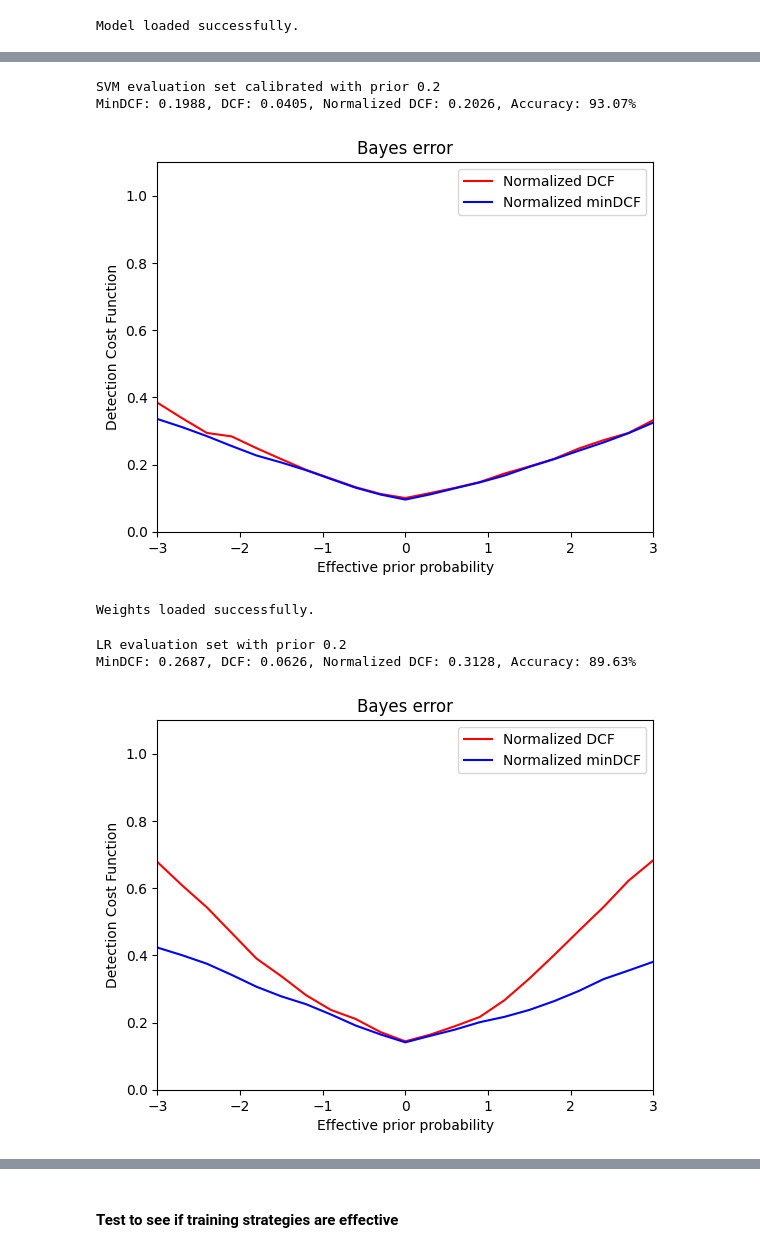
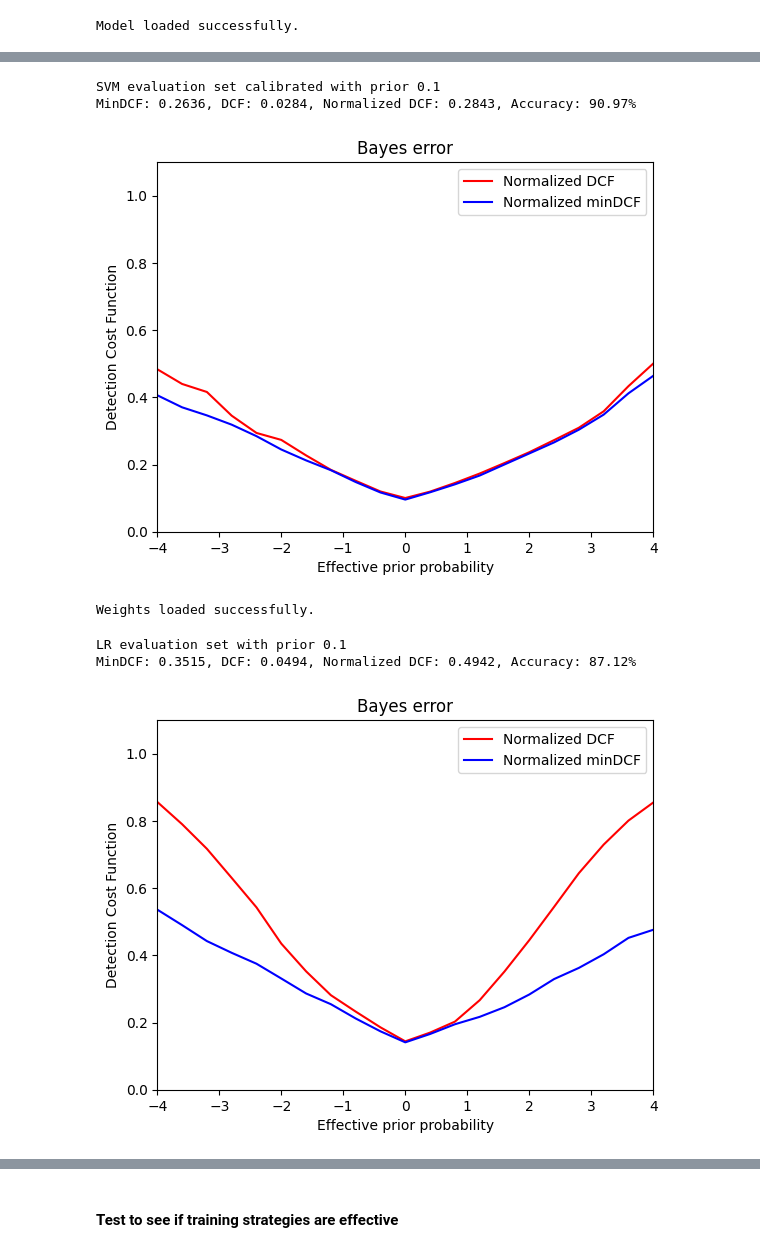
Before and after one commit to ClaudiuTcaciuc/PoliTO_MachineLearningProject, a Jupyter notebook: lab11.ipynb, the cells around one changed output, grey strips where cells are left out. Cells and saved outputs as stored; diff of their text form; code cells hidden in the pictures.

```diff
--- a/lab11.ipynb
+++ b/lab11.ipynb
@@ -28,7 +28,8 @@ def compute_statistics(llr, y_true, prior, unique_labels=None, graph=False):
     y_pred_best = (llr > best_threshold) * 1
     cm = confusion_matrix(y_true, y_pred, unique_labels)
     cm_best = confusion_matrix(y_true, y_pred_best, unique_labels)
-    acc = accuracy(cm_best)
+    acc_best = accuracy(cm_best)
+    acc = accuracy(cm)
     DCF, _, _ = compute_DCF(cm, cost_matrix, prior_class_prob)
     DCF_norm, _, _ = compute_DCF_normalized(cm, cost_matrix, prior_class_prob)
 
@@ -260,10 +261,10 @@ MinDCF: 0.1988, DCF: 0.0466, Normalized DCF: 0.2329, Accuracy: 93.07%
 # %%
-print(f"SVM evaluation set calibrated with prior {prior_calibration}")
-compute_statistics(svm_score_eval_calibrated, y_eval, prior_calibration, unique_labels=[0, 1], graph=True)
+print(f"SVM evaluation set calibrated with prior {prior}")
+compute_statistics(svm_score_eval_calibrated, y_eval, prior, unique_labels=[0, 1], graph=True)
 # %% [output]
-SVM evaluation set calibrated with prior 0.2
-MinDCF: 0.1988, DCF: 0.0405, Normalized DCF: 0.2026, Accuracy: 93.07%
+SVM evaluation set calibrated with prior 0.1
+MinDCF: 0.2636, DCF: 0.0284, Normalized DCF: 0.2843, Accuracy: 90.97%
-[figure, old version]
+[figure, new version]
 # %%
 l = 0.032
 prior = 0.1
@@ -282,10 +283,10 @@ Weights loaded successfully.
 # %%
 lr_score_eval_calibrated = clf_cal_lr.score(lr_score_eval.reshape(1, -1)) - np.log(prior_calibration / (1 - prior_calibration))
 # %%
-print(f"LR evaluation set with prior {prior_calibration}")
-compute_statistics(lr_score_eval, y_eval, prior_calibration, unique_labels=[0, 1], graph=True)
+print(f"LR evaluation set with prior {prior}")
+compute_statistics(lr_score_eval, y_eval, prior, unique_labels=[0, 1], graph=True)
 # %% [output]
-LR evaluation set with prior 0.2
-MinDCF: 0.2687, DCF: 0.0626, Normalized DCF: 0.3128, Accuracy: 89.63%
+LR evaluation set with prior 0.1
+MinDCF: 0.3515, DCF: 0.0494, Normalized DCF: 0.4942, Accuracy: 87.12%
-[figure, old version]
+[figure, new version]
 # %%
```
Also changed, not shown: parts of 13 cells of this notebook, 7 other files.
